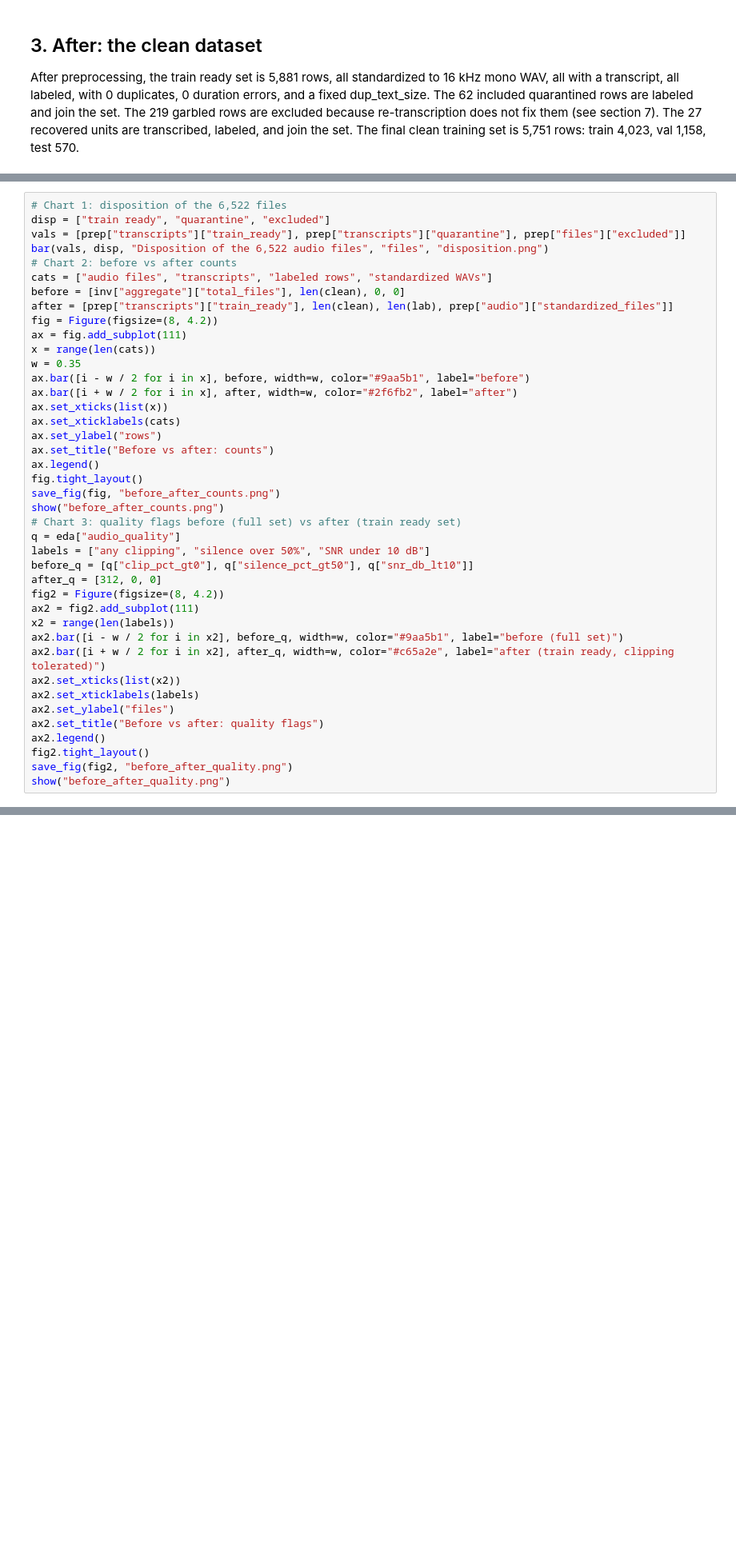
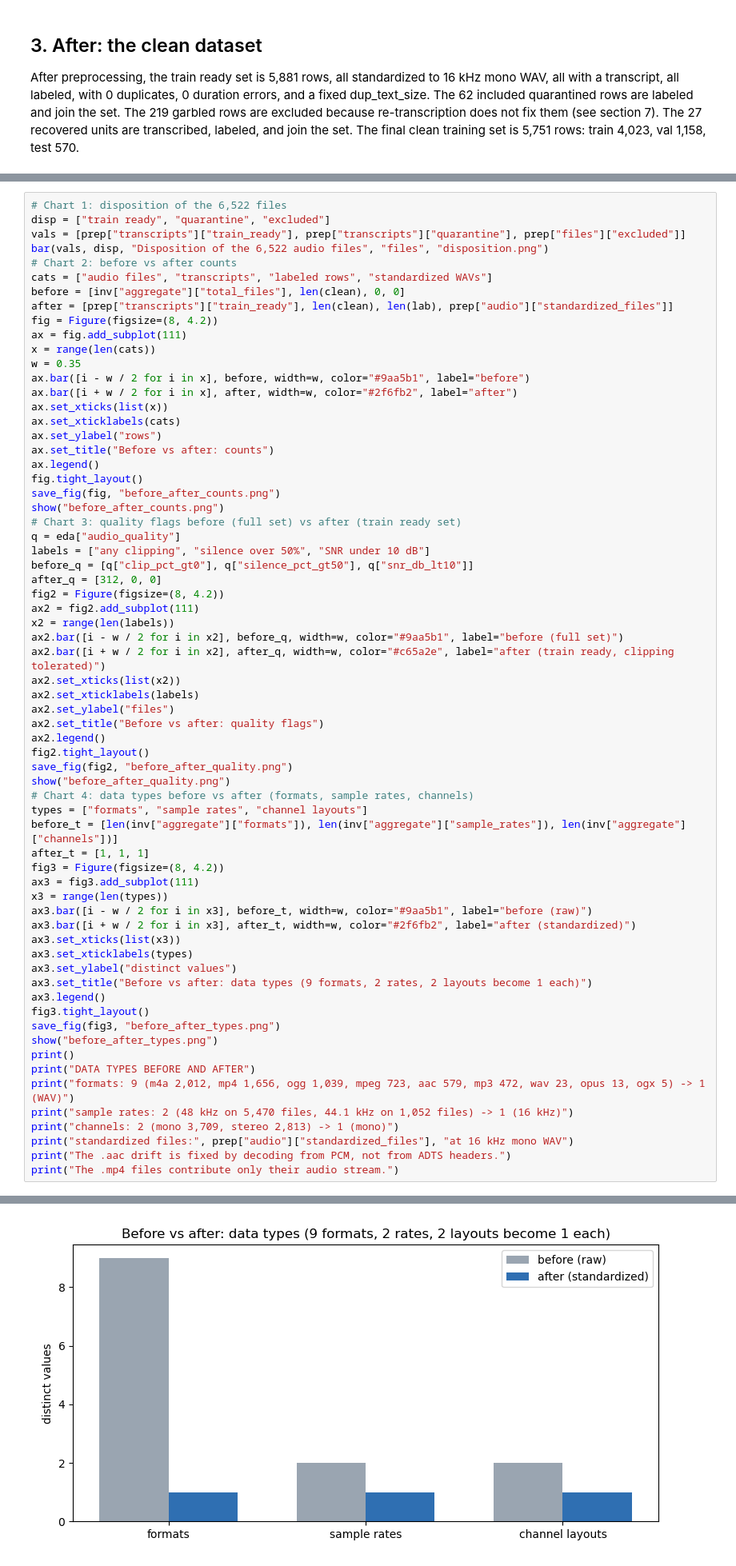
Before and after one commit to hazemelerefey/smart-voicemail-router, a Jupyter notebook: notebooks/data-preprocessing/data_preprocessing.ipynb, the cells around one changed output, grey strips where cells are left out. Shown at 80% size. Drawn from its saved outputs; the diff is of its cells as text; blank space fills up the shorter version.

```diff
--- a/notebooks/data-preprocessing/data_preprocessing.ipynb
+++ b/notebooks/data-preprocessing/data_preprocessing.ipynb
@@ -184,30 +184,56 @@ ax.bar([i + w / 2 for i in x], after, width=w, color="#2f6fb2", label="after")
 ax.set_xticks(list(x))
 ax.set_xticklabels(cats)
 ax.set_ylabel("rows")
 ax.set_title("Before vs after: counts")
 ax.legend()
 fig.tight_layout()
 save_fig(fig, "before_after_counts.png")
 show("before_after_counts.png")
 # Chart 3: quality flags before (full set) vs after (train ready set)
 q = eda["audio_quality"]
 labels = ["any clipping", "silence over 50%", "SNR under 10 dB"]
 before_q = [q["clip_pct_gt0"], q["silence_pct_gt50"], q["snr_db_lt10"]]
 after_q = [312, 0, 0]
 fig2 = Figure(figsize=(8, 4.2))
 ax2 = fig2.add_subplot(111)
 x2 = range(len(labels))
 ax2.bar([i - w / 2 for i in x2], before_q, width=w, color="#9aa5b1", label="before (full set)")
 ax2.bar([i + w / 2 for i in x2], after_q, width=w, color="#c65a2e", label="after (train ready, clipping tolerated)")
 ax2.set_xticks(list(x2))
 ax2.set_xticklabels(labels)
 ax2.set_ylabel("files")
 ax2.set_title("Before vs after: quality flags")
 ax2.legend()
 fig2.tight_layout()
 save_fig(fig2, "before_after_quality.png")
 show("before_after_quality.png")
+# Chart 4: data types before vs after (formats, sample rates, channels)
+types = ["formats", "sample rates", "channel layouts"]
+before_t = [len(inv["aggregate"]["formats"]), len(inv["aggregate"]["sample_rates"]), len(inv["aggregate"]["channels"])]
+after_t = [1, 1, 1]
+fig3 = Figure(figsize=(8, 4.2))
+ax3 = fig3.add_subplot(111)
+x3 = range(len(types))
+ax3.bar([i - w / 2 for i in x3], before_t, width=w, color="#9aa5b1", label="before (raw)")
+ax3.bar([i + w / 2 for i in x3], after_t, width=w, color="#2f6fb2", label="after (standardized)")
+ax3.set_xticks(list(x3))
+ax3.set_xticklabels(types)
+ax3.set_ylabel("distinct values")
+ax3.set_title("Before vs after: data types (9 formats, 2 rates, 2 layouts become 1 each)")
+ax3.legend()
+fig3.tight_layout()
+save_fig(fig3, "before_after_types.png")
+show("before_after_types.png")
+print()
+print("DATA TYPES BEFORE AND AFTER")
+print("formats: 9 (m4a 2,012, mp4 1,656, ogg 1,039, mpeg 723, aac 579, mp3 472, wav 23, opus 13, ogx 5) -> 1 (WAV)")
+print("sample rates: 2 (48 kHz on 5,470 files, 44.1 kHz on 1,052 files) -> 1 (16 kHz)")
+print("channels: 2 (mono 3,709, stereo 2,813) -> 1 (mono)")
+print("standardized files:", prep["audio"]["standardized_files"], "at 16 kHz mono WAV")
+print("The .aac drift is fixed by decoding from PCM, not from ADTS headers.")
+print("The .mp4 files contribute only their audio stream.")
 # %% [output]
 [figure]
 [figure]
 [figure]
+[figure, added]
```
Also changed, not shown: parts of 2 cells of this notebook, 3 other files.
